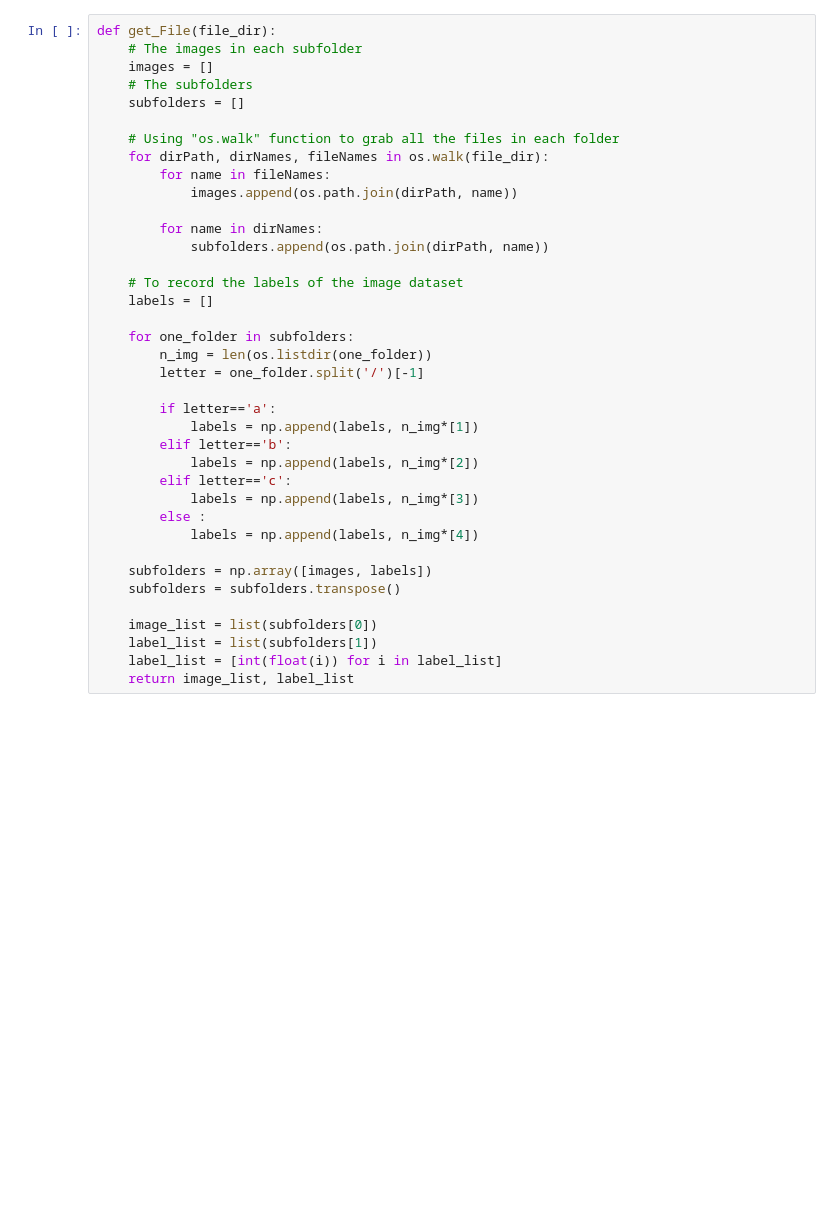
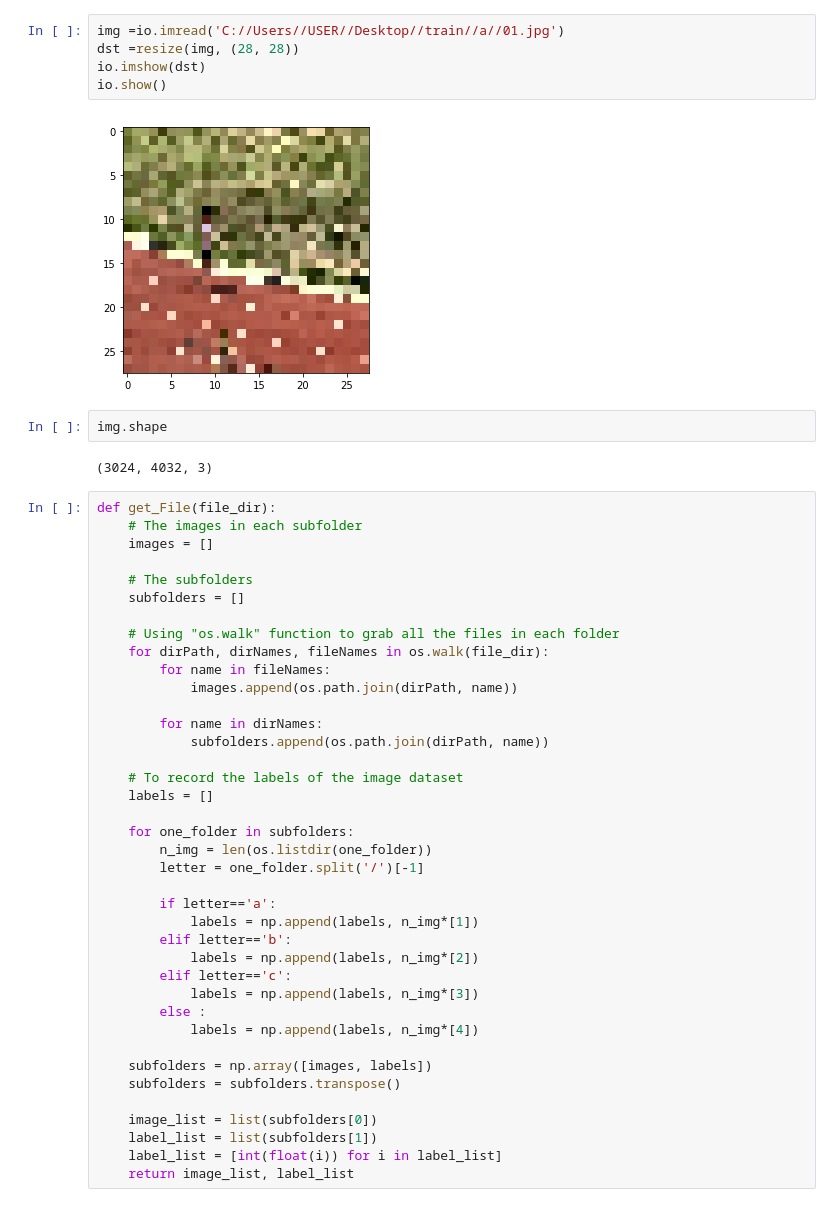
Before and after one commit to shiro3860/python, a Jupyter notebook: tfrecord.ipynb, the cells around one changed output. Drawn from its saved outputs; the diff is of its cells as text; blank space fills up the shorter version.

```diff
--- a/tfrecord.ipynb
+++ b/tfrecord.ipynb
@@ -7,7 +15,19 @@ from skimage import io
+# %%
+img =io.imread('C://Users//USER//Desktop//train//a//01.jpg')
+dst =resize(img, (28, 28))
+io.imshow(dst)
+io.show()
+# %% [output]
+[figure, added]
+# %%
+img.shape
+# %% [output]
+(3024, 4032, 3)
 # %%
 def get_File(file_dir):
     # The images in each subfolder
     images = []
+
     # The subfolders
     subfolders = []
 
```
Also changed, not shown: parts of 8 cells of this notebook.
